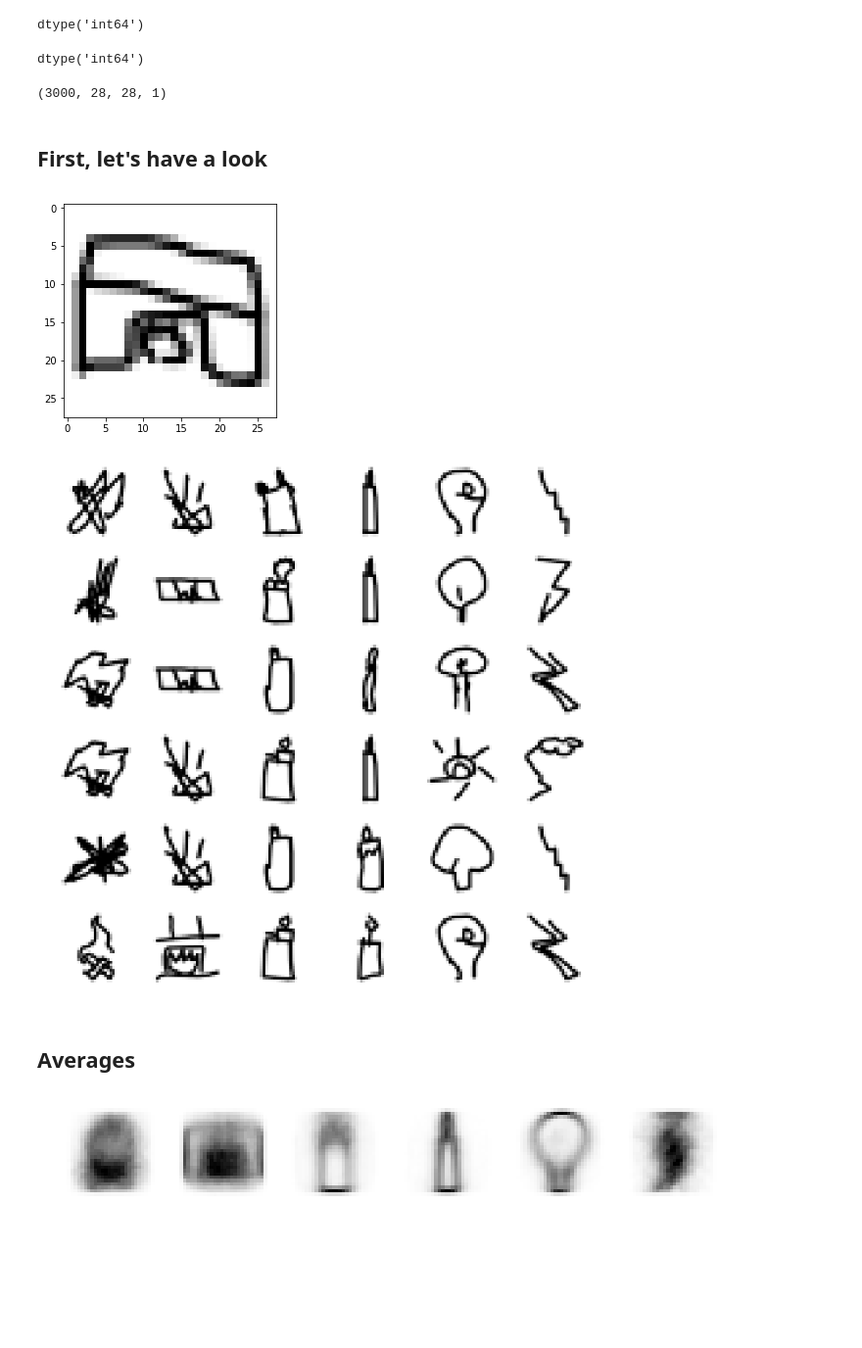
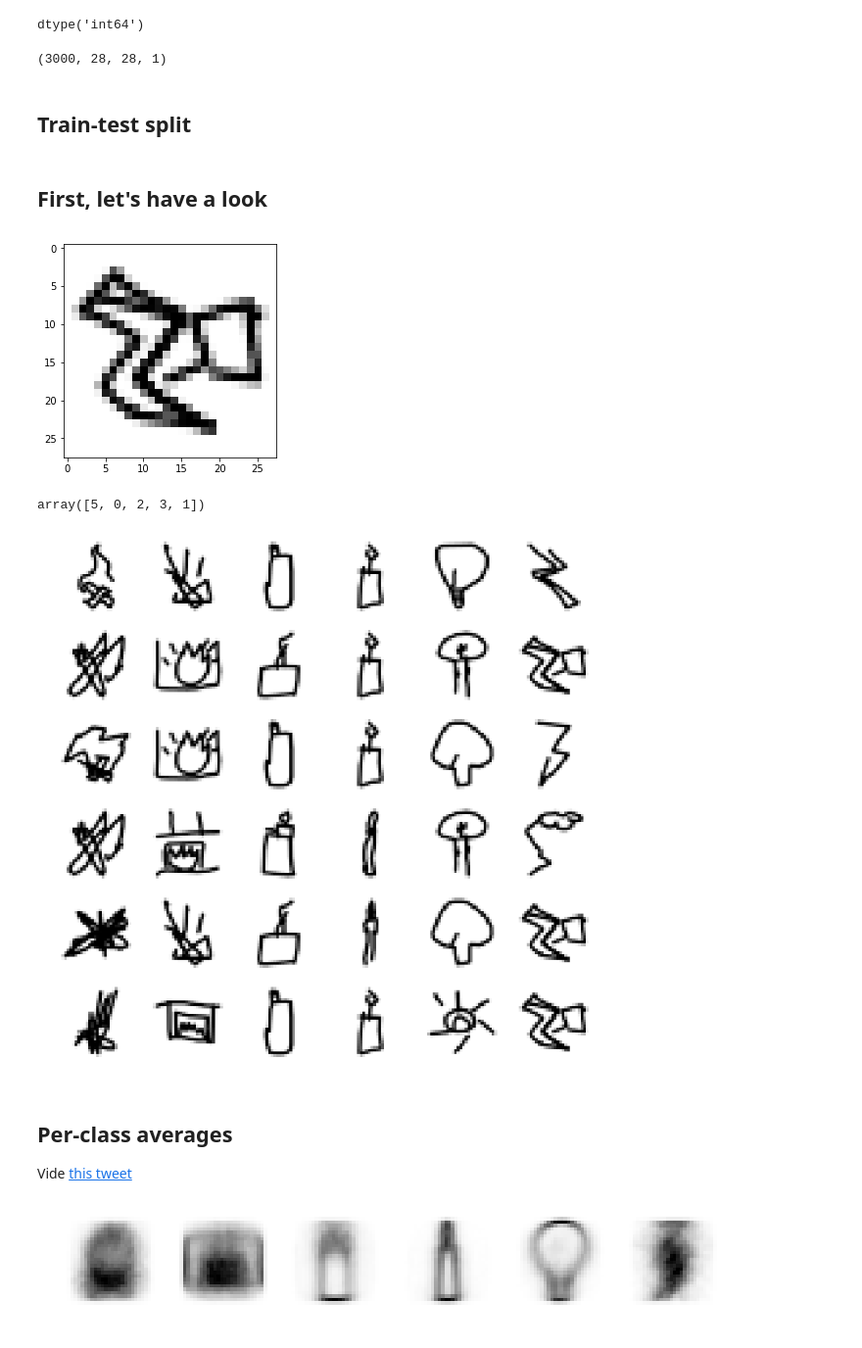
Before and after one commit to stared/keras-interactively-piterpy2018, a Jupyter notebook: talk.ipynb, the cells around one changed output. Shown at 98% size. Drawn from its saved outputs; the diff is of its cells as text; code cells hidden in the pictures; blank space fills up the shorter version.

```diff
--- a/talk.ipynb
+++ b/talk.ipynb
@@ -50,7 +50,8 @@ data_example.shape
 
 I.e. the boring part.
 # %%
-classes = ["campfire", "fireplace", "lighter", "candle", "light bulb", "lightning"]
+classes = ["campfire", "fireplace", "lighter",
+           "candle", "light bulb", "lightning"]
 size = 28
 limit = 500
 
@@ -81,22 +86,24 @@ X = X.astype('float32') / 255.
 Y.dtype
 # %% [output]
 dtype('int64')
-# %%
-Y.dtype
-# %% [output]
-dtype('int64')
 # %%
 X.shape
 # %% [output]
 (3000, 28, 28, 1)
+# %% [markdown]
+## Train-test split
 # %%
 X_train, X_test, Y_train, Y_test = train_test_split(X, Y, test_size=0.25, random_state=42)
 # %% [markdown]
 ## First, let's have a look
 # %%
-plt.imshow(X_test[15].reshape(28, 28), cmap='Greys');
+plt.imshow(X_train[5].reshape(28, 28), cmap='Greys');
 # %% [output]
-[figure, old version]
+[figure, new version]
+# %%
+Y_train[:5]
+# %% [output]
+array([5, 0, 2, 3, 1])
 # %%
 def draw_examples(X, Y, classes, rows=6, scale=1):
     fig, axs = plt.subplots(rows, len(classes), figsize=(scale * len(classes), scale * rows))
@@ -111,9 +118,11 @@ def draw_examples(X, Y, classes, rows=6, scale=1):
 # %%
 draw_examples(X_train, Y_train, classes, rows=6, scale=2)
 # %% [output]
-[figure, old version]
+[figure, new version]
-# %% [markdown]
-## Averages
+# %% [markdown]
+## Per-class averages
+
+Vide [this tweet](https://twitter.com/kcimc/status/902229612666658816)
 # %%
 def draw_class_averages(X, Y, classes, scale=2):
     fig, axs = plt.subplots(1, len(classes), figsize=(scale * len(classes), scale))
```
Also changed, not shown: parts of 18 cells of this notebook.
